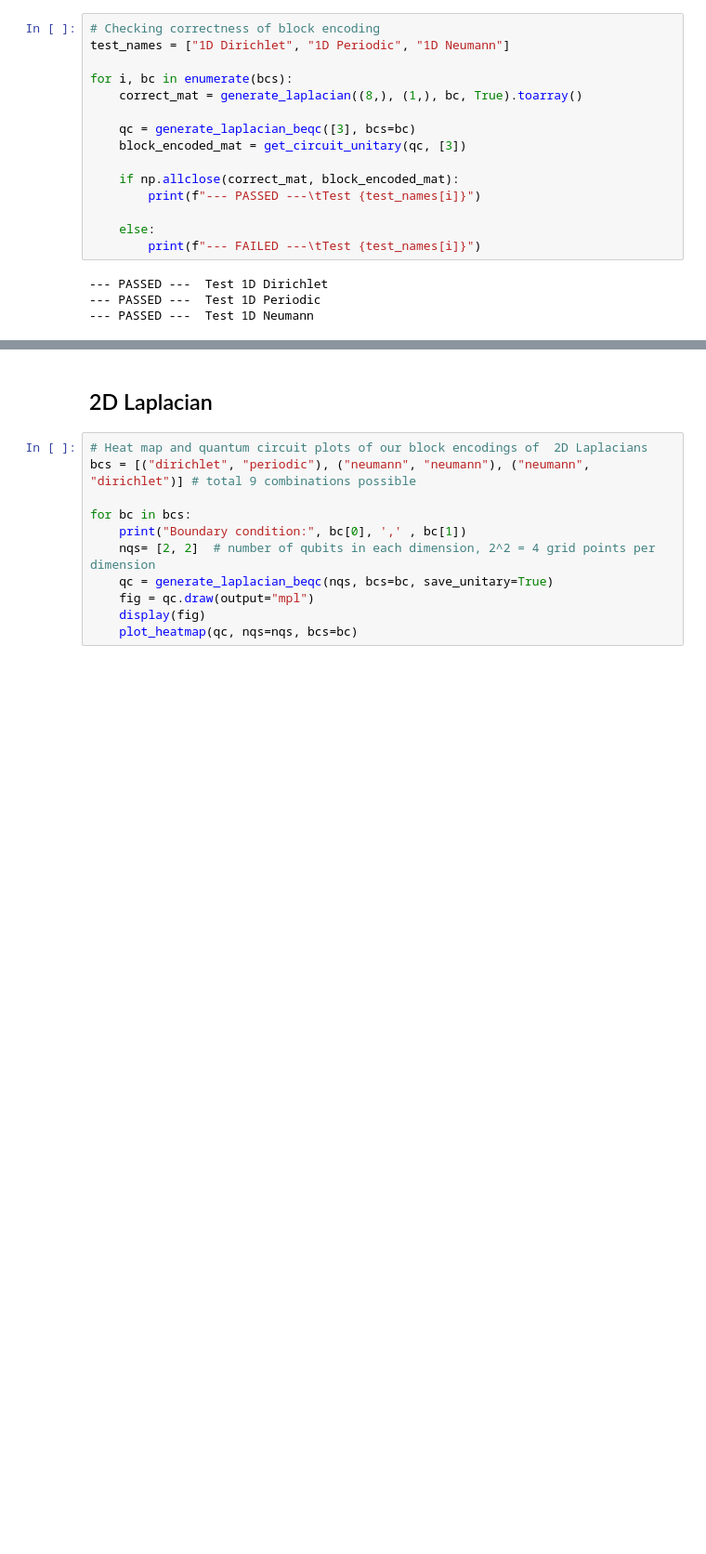
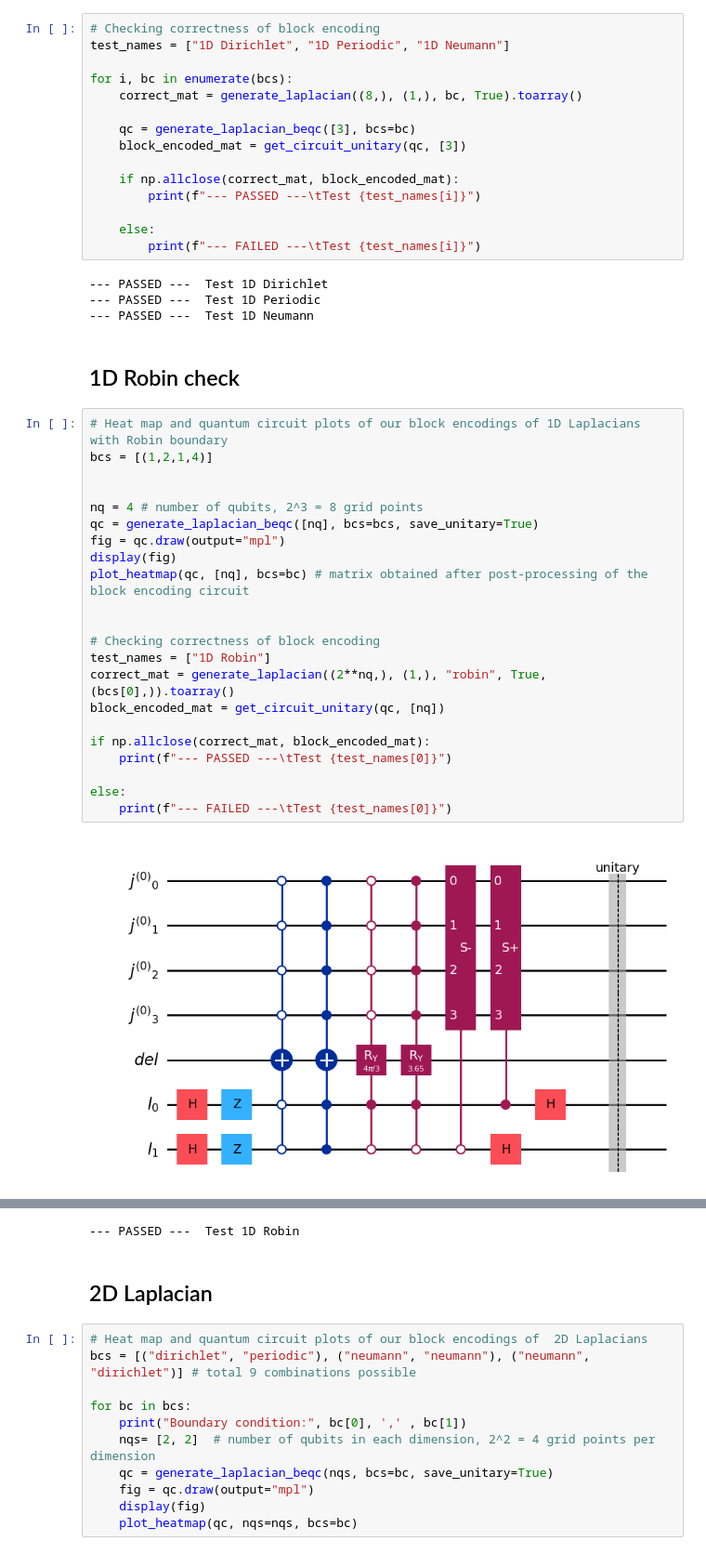
Before and after one commit to TDC28/laplacian_beqc, a Jupyter notebook: demo.ipynb, the cells around one changed output, grey strips where cells are left out. Shown at 93% size. Drawn from its saved outputs; the diff is of its cells as text; blank space fills up the shorter version.

Commit message:
Added checks for Robin

```diff
--- a/demo.ipynb
+++ b/demo.ipynb
@@ -51,3 +51,29 @@ for i, bc in enumerate(bcs):
 --- PASSED ---  Test 1D Dirichlet
 --- PASSED ---  Test 1D Periodic
 --- PASSED ---  Test 1D Neumann
+# %% [markdown]
+## 1D Robin check
+# %%
+# Heat map and quantum circuit plots of our block encodings of 1D Laplacians with Robin boundary
+bcs = [(1,2,1,4)]
+
+
+nq = 4 # number of qubits, 2^3 = 8 grid points
+qc = generate_laplacian_beqc([nq], bcs=bcs, save_unitary=True)
+fig = qc.draw(output="mpl")
+display(fig)
+plot_heatmap(qc, [nq], bcs=bc) # matrix obtained after post-processing of the block encoding circuit
+
+
+# Checking correctness of block encoding
+test_names = ["1D Robin"]
+correct_mat = generate_laplacian((2**nq,), (1,), "robin", True, (bcs[0],)).toarray()
+block_encoded_mat = get_circuit_unitary(qc, [nq])
+
+if np.allclose(correct_mat, block_encoded_mat):
+    print(f"--- PASSED ---\tTest {test_names[0]}")
+
+else:
+    print(f"--- FAILED ---\tTest {test_names[0]}")
+# %% [output]
+[figure, added]
@@ -54,3 +81,4 @@ for i, bc in enumerate(bcs):
+--- PASSED ---  Test 1D Robin
 # %% [markdown]
 ## 2D Laplacian
 # %%
```
Also changed, not shown: parts of 2 cells of this notebook.
